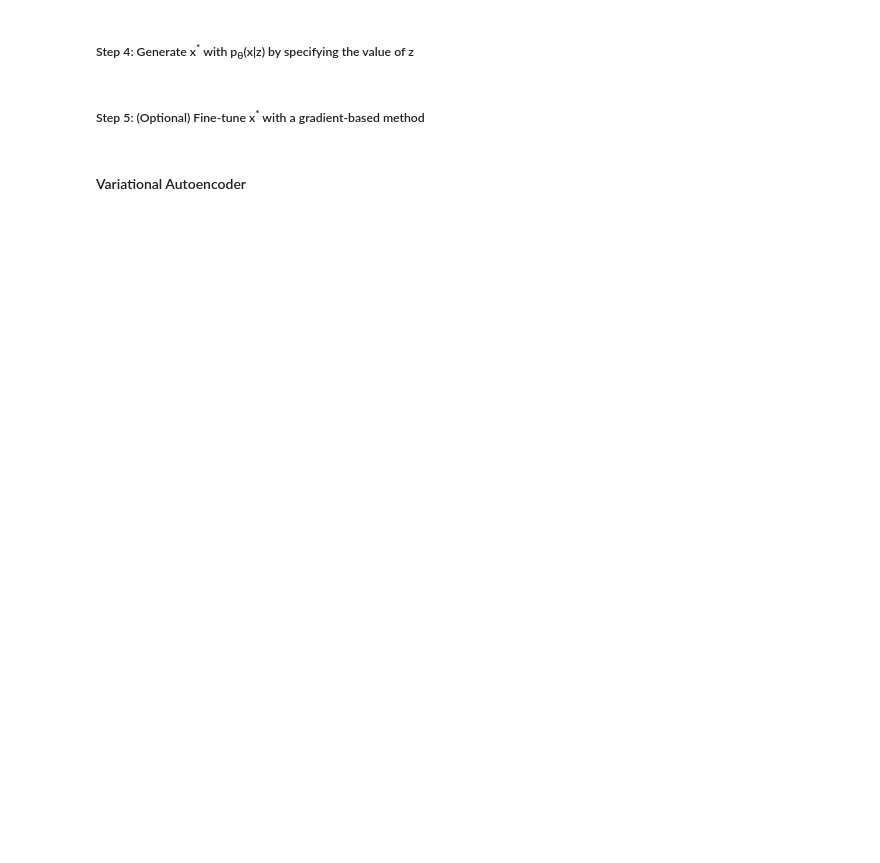
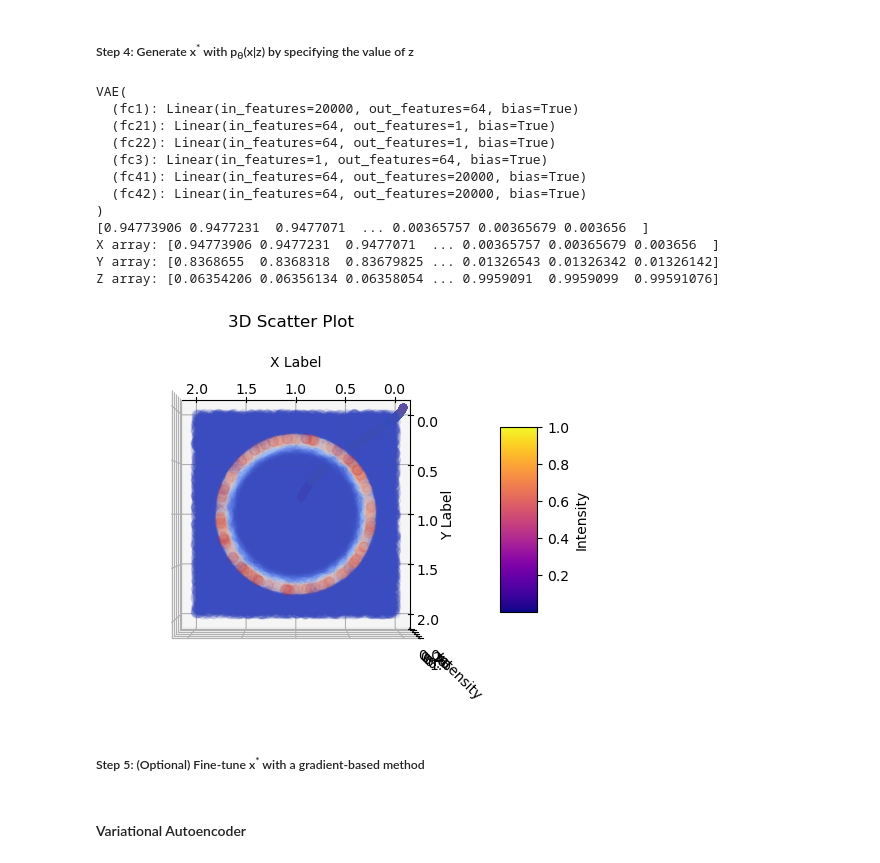
Before and after one commit to saraaldhaheri/LSMO, a Jupyter notebook: solution-manifold-v2.ipynb, the cells around one changed output. Saved outputs shown, nothing was run; the diff lists cells and outputs as text; code cells hidden in the pictures; blank space fills up the shorter version.

```diff
--- a/solution-manifold-v2.ipynb
+++ b/solution-manifold-v2.ipynb
@@ -583,5 +871,73 @@ VAE(
 # %% [markdown]
 ##### Step 4: Generate x<sup>*</sup> with p<sub>&theta;</sub>(x|z) by specifying the value of z
+# %%
+z_val = np.linspace(-1.64,1.64,num_samples)
+
+def produce_z_values(num_samples):
+    return np.linspace(-1.64, 1.64, num_samples)
+
+# Build the model and recover the trained model parameters
+model_2D = VAE(input_size=num_samples, hidden_size=hidden_layers, latent_size=latent_size).to('cpu')
+model_2D.load_state_dict(torch.load(os.path.join(paras_dir, 'mnist_zdim1.pkl')))
+print (model_2D)
+
+# ========================= Experiment 1: Visualization of Learned MNIST Manifold ========================= #
+
+# z_values = produce_z_values(100)
+# z_values = torch.Tensor(z_values).float()
+
+z_val = torch.Tensor(z_val.reshape(num_samples,1))
+
+with torch.no_grad():
+
+    generated_traj = model_2D.decode(z_val).view(-1,1,64,64)
+
+# print(generated_traj)
+
+x_array = generated_traj[:, 0].numpy()
+y_array = generated_traj[:, 1].numpy()
+z_array = generated_traj[:, 2].numpy()
+
+print(x_array)
+
+print("X array:", x_array)
+print("Y array:", y_array)
+print("Z array:", z_array)
+
+fig = plt.figure()
+ax = fig.add_subplot(111, projection='3d')
+
+sc1 = ax.scatter(x_array, y_array, z_array, c=z_array, cmap='Spectral', marker='o', label='generated')
+sc2 = ax.scatter(sample_x1, sample_x2, intensity4, c=intensity4, cmap='coolwarm', marker='o', label='ground truth', alpha = 0.1, s = 50)
+
+# Add a color bar to show the intensity scale
+cbar = plt.colorbar(sc, ax=ax, shrink=0.5, aspect=5)
+cbar.set_label('Intensity')
+
+ax.set_xlabel('X Label')
+ax.set_ylabel('Y Label')
+ax.set_zlabel('Intensity')
+ax.set_title('3D Scatter Plot')
+
+# # Uncomment for top view
+# ax.elev = 90
+# ax.azim = 90
+
+plt.show()
+# %% [output]
+VAE(
+  (fc1): Linear(in_features=20000, out_features=64, bias=True)
+  (fc21): Linear(in_features=64, out_features=1, bias=True)
+  (fc22): Linear(in_features=64, out_features=1, bias=True)
+  (fc3): Linear(in_features=1, out_features=64, bias=True)
+  (fc41): Linear(in_features=64, out_features=20000, bias=True)
+  (fc42): Linear(in_features=64, out_features=20000, bias=True)
+)
+[0.94773906 0.9477231  0.9477071  ... 0.00365757 0.00365679 0.003656  ]
+X array: [0.94773906 0.9477231  0.9477071  ... 0.00365757 0.00365679 0.003656  ]
+Y array: [0.8368655  0.8368318  0.83679825 ... 0.01326543 0.01326342 0.01326142]
+Z array: [0.06354206 0.06356134 0.06358054 ... 0.9959091  0.9959099  0.99591076]
+[figure, added]
 # %% [markdown]
 ##### Step 5: (Optional) Fine-tune x<sup>*</sup> with a gradient-based method
 # %%
```
Also changed, not shown: parts of 8 cells of this notebook, 1 other file.
